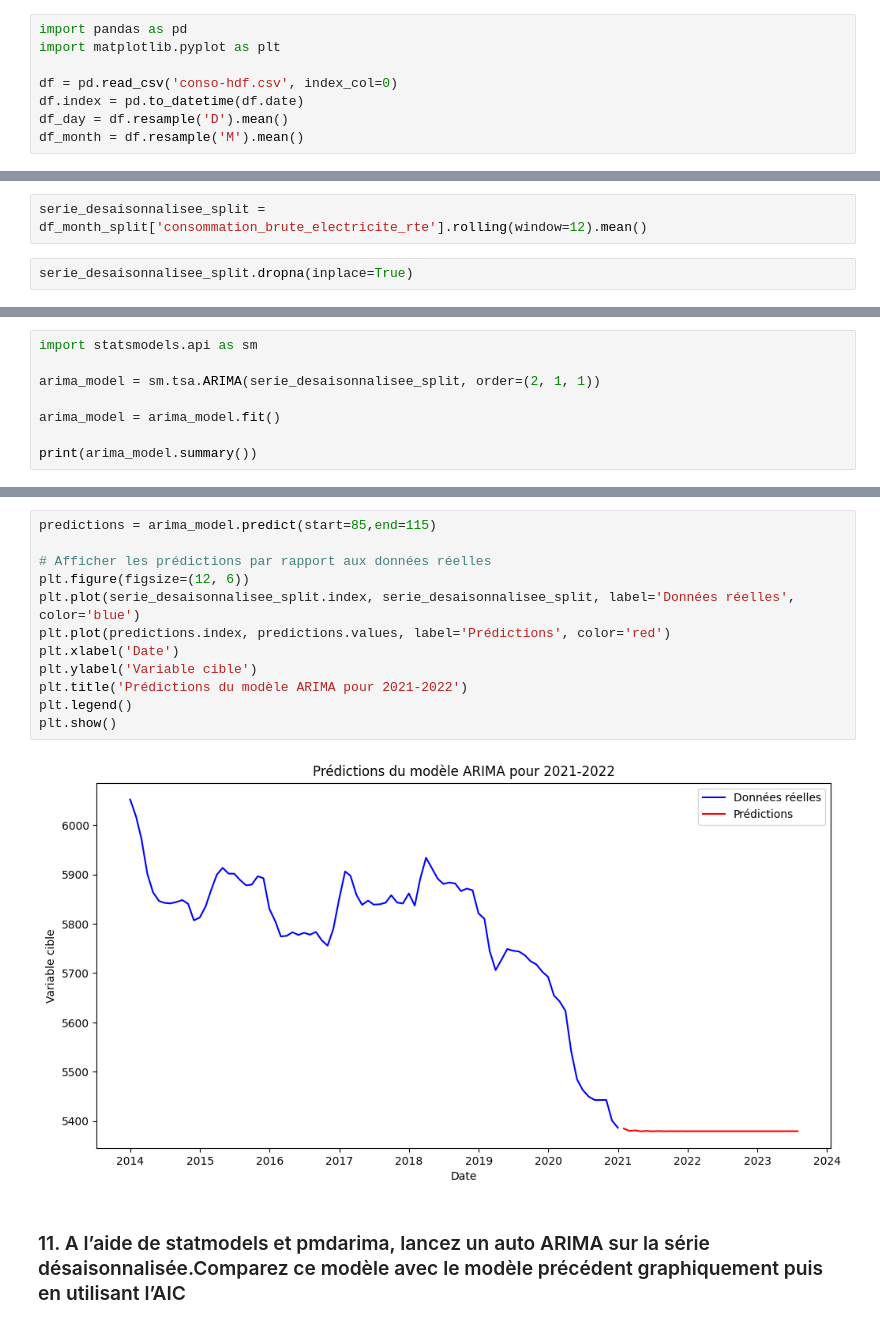
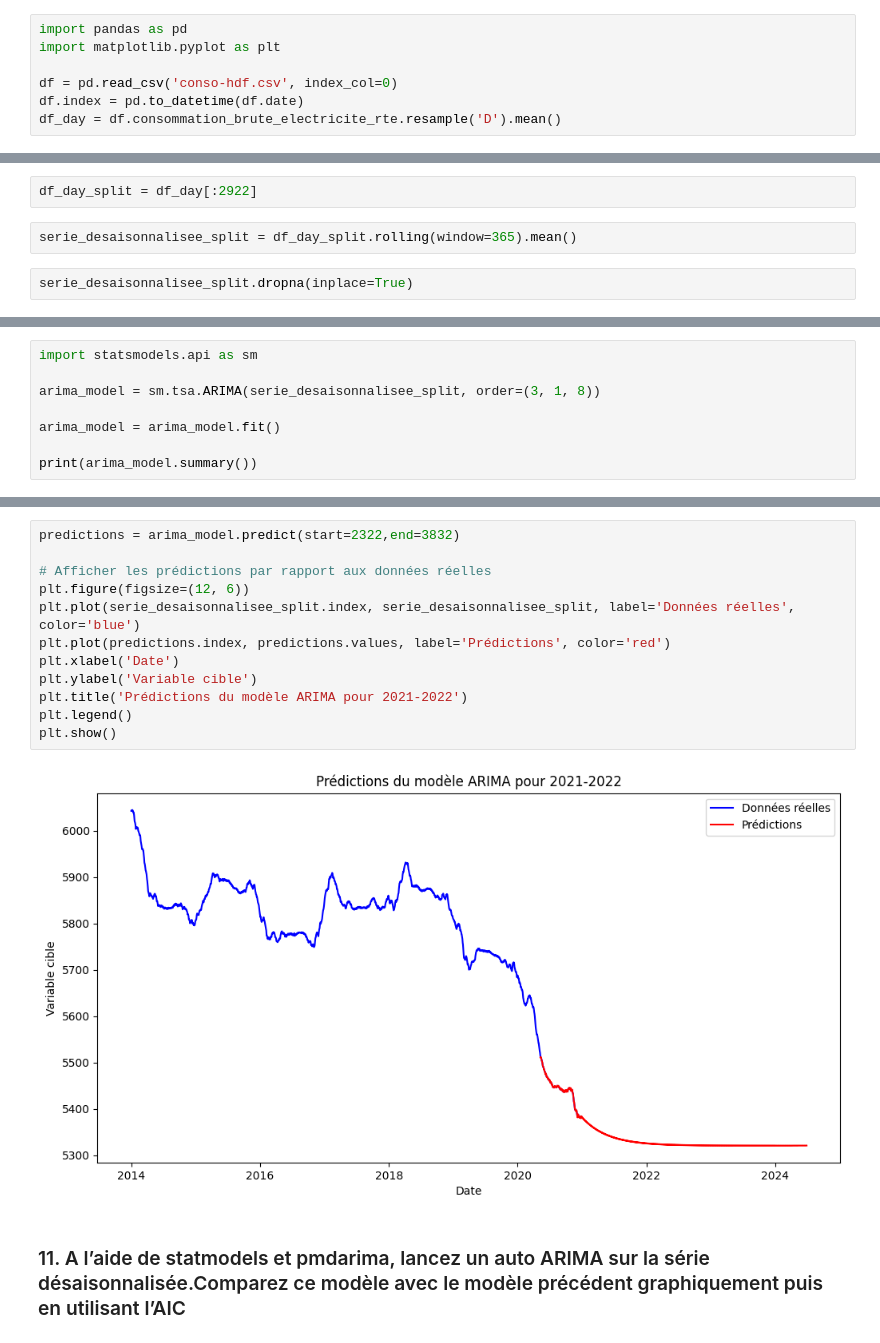
Before and after one commit to Manonp59/time_series, a Jupyter notebook: partie3_day.ipynb, the cells around one changed output, grey strips where cells are left out. Cells and saved outputs as stored; diff of their text form.

```diff
--- a/partie3_day.ipynb
+++ b/partie3_day.ipynb
@@ -4,8 +4,7 @@ import matplotlib.pyplot as plt
 
 df = pd.read_csv('conso-hdf.csv', index_col=0)
 df.index = pd.to_datetime(df.date)
-df_day = df.resample('D').mean()
-df_month = df.resample('M').mean()
+df_day = df.consommation_brute_electricite_rte.resample('D').mean()
 # %% [markdown]
 # 3.1 Approche statistique avec statmodels
 # %% [markdown]
@@ -219,5 +215,7 @@ df_month_split = df_month[:96]
+# %%
+df_day_split = df_day[:2922]
 # %%
-serie_desaisonnalisee_split = df_month_split['consommation_brute_electricite_rte'].rolling(window=12).mean()
+serie_desaisonnalisee_split = df_day_split.rolling(window=365).mean()
 # %%
 serie_desaisonnalisee_split.dropna(inplace=True)
 # %%
@@ -235,7 +233,7 @@ fig.show()
 # %%
 import statsmodels.api as sm
 
-arima_model = sm.tsa.ARIMA(serie_desaisonnalisee_split, order=(2, 1, 1))
+arima_model = sm.tsa.ARIMA(serie_desaisonnalisee_split, order=(3, 1, 8))
 
 arima_model = arima_model.fit()
 
@@ -259,19 +257,19 @@ Covariance Type:                                  opg
 Warnings:
 [1] Covariance matrix calculated using the outer product of gradients (complex-step).
 # %%
-predictions = arima_model.predict(start=85,end=115)
+predictions = arima_model.predict(start=2322,end=3832)
 
 # Afficher les prédictions par rapport aux données réelles
 plt.figure(figsize=(12, 6))
 plt.plot(serie_desaisonnalisee_split.index, serie_desaisonnalisee_split, label='Données réelles', color='blue')
 plt.plot(predictions.index, predictions.values, label='Prédictions', color='red')
 plt.xlabel('Date')
 plt.ylabel('Variable cible')
 plt.title('Prédictions du modèle ARIMA pour 2021-2022')
 plt.legend()
 plt.show()
 # %% [output]
-[figure, old version]
+[figure, new version]
 # %% [markdown]
 ### 11. A l’aide de statmodels et pmdarima, lancez un auto ARIMA sur la série désaisonnalisée.Comparez ce modèle avec le modèle précédent graphiquement puis en utilisant l’AIC
 # %%
```
Also changed, not shown: parts of 19 cells of this notebook, 4 other files.
